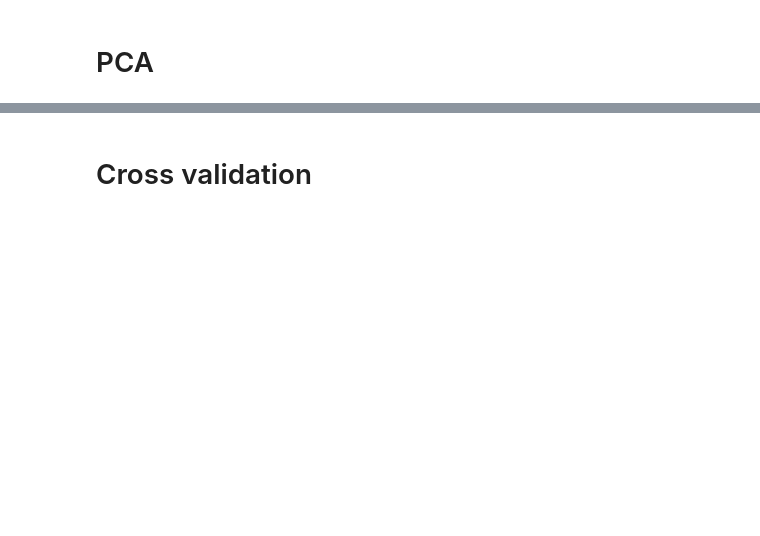
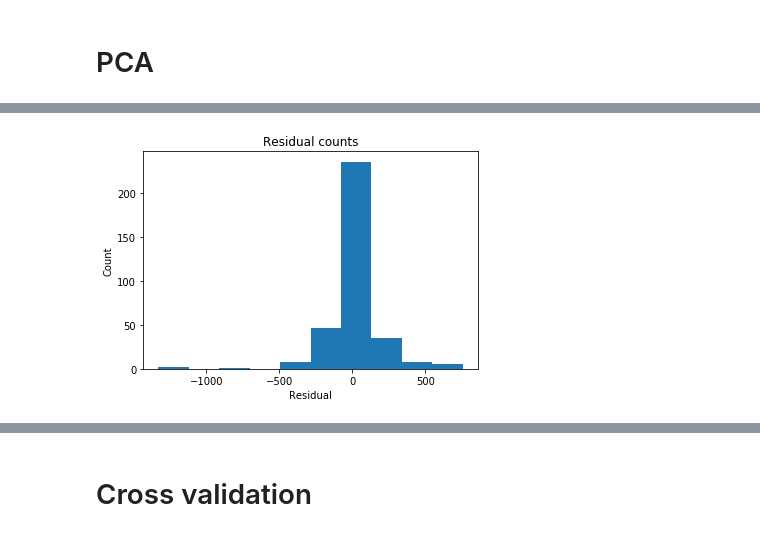
Before and after one commit to mhuh22/Thinkful, a Jupyter notebook: Bootcamp/Unit 2/Lesson 4/Challenge 2.4.4. Make your own regression model.ipynb, the cells around one changed output, grey strips where cells are left out. Saved outputs shown, nothing was run; the diff lists cells and outputs as text; code cells hidden in the pictures; blank space fills up the shorter version.

```diff
--- a/Bootcamp/Unit 2/Lesson 4/Challenge 2.4.4. Make your own regression model.ipynb
+++ b/Bootcamp/Unit 2/Lesson 4/Challenge 2.4.4. Make your own regression model.ipynb
@@ -151,6 +152,15 @@ R-squared:
 predicted = regr.predict(X).ravel()
 target = data['Property_crime']
 residual = target - predicted
+# %%
+# This looks a bit concerning.
+plt.hist(residual)
+plt.title('Residual counts')
+plt.xlabel('Residual')
+plt.ylabel('Count')
+plt.show()
+# %% [output]
+[figure, added]
 # %%
 # Create our residual graph
 plt.scatter(predicted, residual)
```
Also changed, not shown: parts of 10 cells of this notebook.
